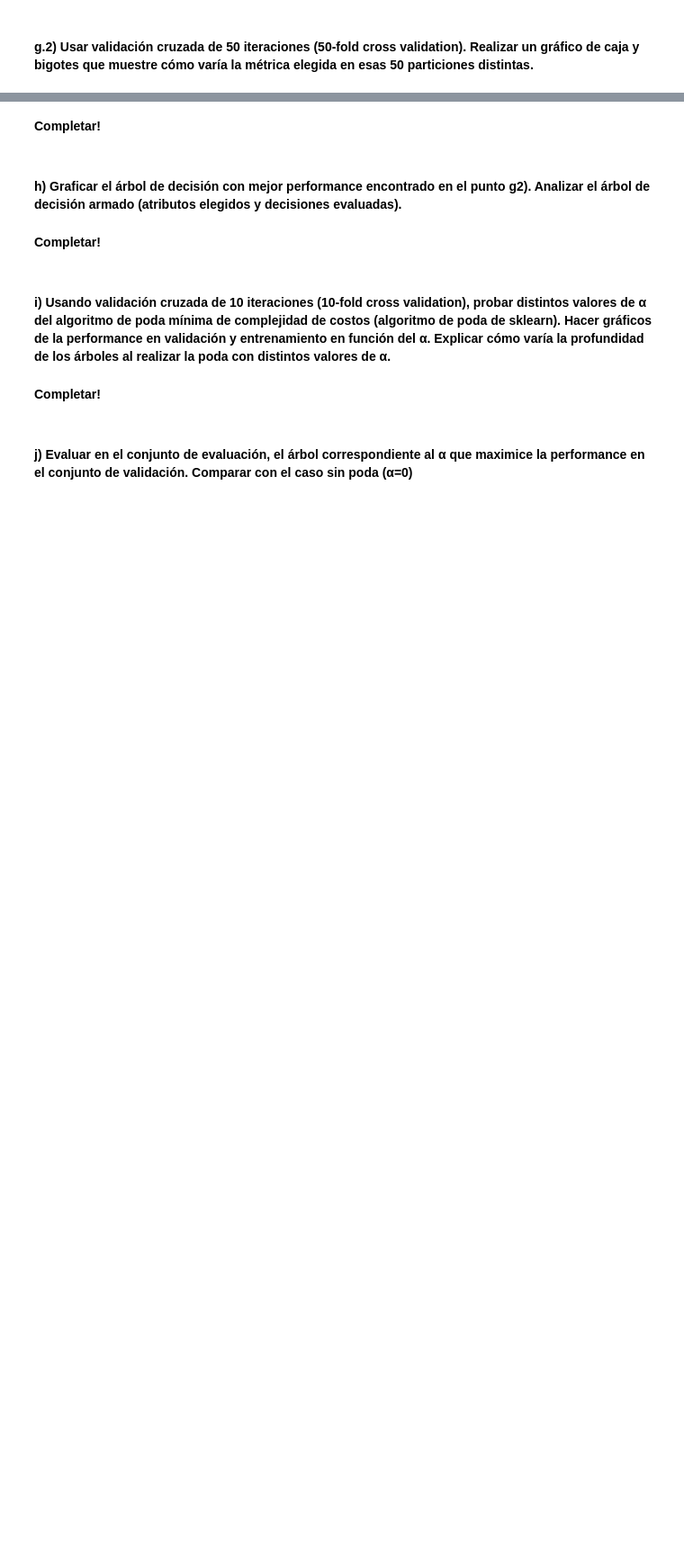
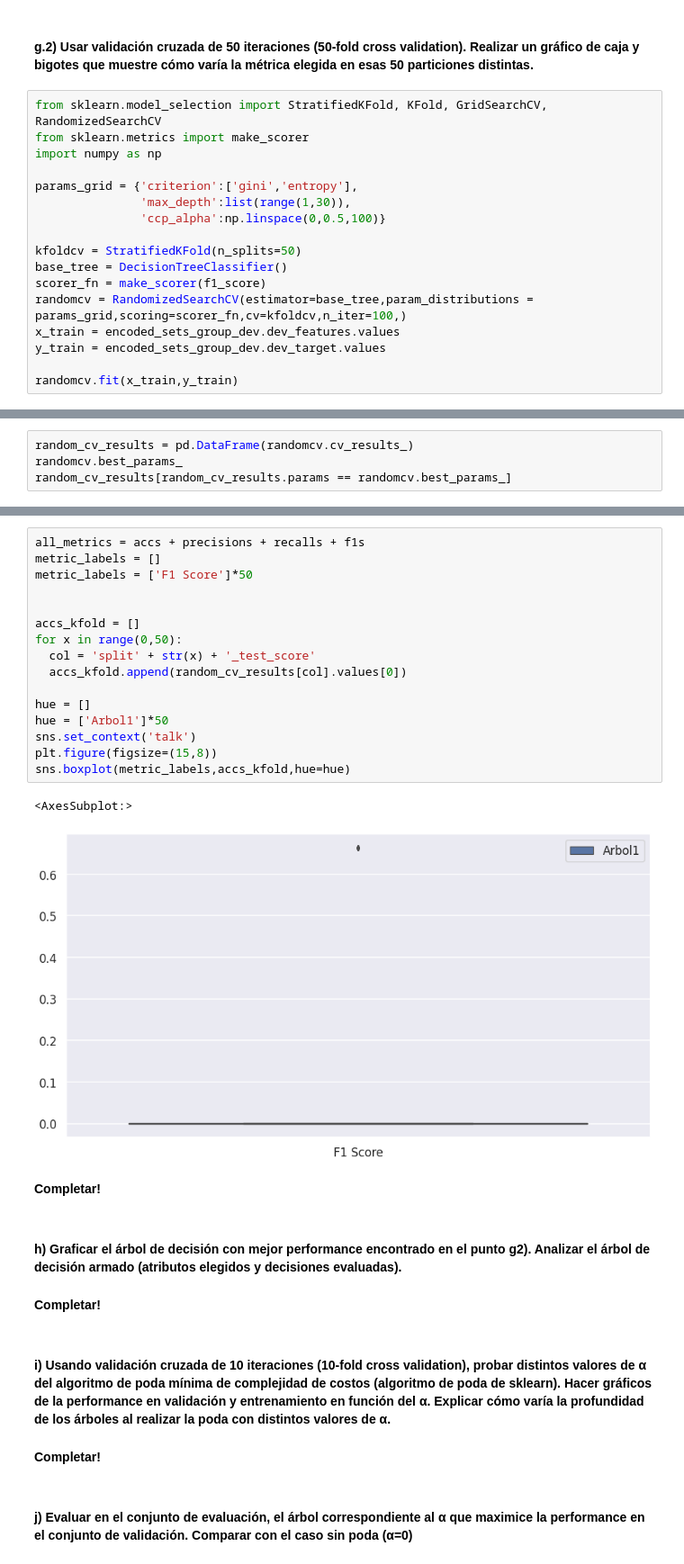
Before and after one commit to magistery-tps/aa-tp1, a Jupyter notebook: notebooks/tp1.ipynb, the cells around one changed output, grey strips where cells are left out. Shown at 90% size. Cells and saved outputs as stored; diff of their text form; blank space fills up the shorter version.

```diff
--- a/notebooks/tp1.ipynb
+++ b/notebooks/tp1.ipynb
@@ -983,2 +1010,19 @@ Accuracy:
 # %% [markdown]
 #### g.2) Usar validación cruzada de 50 iteraciones (50-fold cross validation). Realizar un gráfico de caja y bigotes que muestre cómo varía la métrica elegida en esas 50 particiones distintas.
+# %%
+from sklearn.model_selection import StratifiedKFold, KFold, GridSearchCV, RandomizedSearchCV
+from sklearn.metrics import make_scorer
+import numpy as np
+
+params_grid = {'criterion':['gini','entropy'],
+               'max_depth':list(range(1,30)),
+               'ccp_alpha':np.linspace(0,0.5,100)}
+
+kfoldcv = StratifiedKFold(n_splits=50)
+base_tree = DecisionTreeClassifier()
+scorer_fn = make_scorer(f1_score)
+randomcv = RandomizedSearchCV(estimator=base_tree,param_distributions = params_grid,scoring=scorer_fn,cv=kfoldcv,n_iter=100,)
+x_train = encoded_sets_group_dev.dev_features.values
+y_train = encoded_sets_group_dev.dev_target.values
+
+randomcv.fit(x_train,y_train)
@@ -984,0 +1047,4 @@ Accuracy:
+# %%
+random_cv_results = pd.DataFrame(randomcv.cv_results_)
+randomcv.best_params_
+random_cv_results[random_cv_results.params == randomcv.best_params_]
@@ -985,3 +1054,22 @@ Accuracy:
+# %%
+all_metrics = accs + precisions + recalls + f1s
+metric_labels = []
+metric_labels = ['F1 Score']*50
+
+
+accs_kfold = []
+for x in range(0,50):
+  col = 'split' + str(x) + '_test_score'
+  accs_kfold.append(random_cv_results[col].values[0])
+
+hue = []
+hue = ['Arbol1']*50
+sns.set_context('talk')
+plt.figure(figsize=(15,8))
+sns.boxplot(metric_labels,accs_kfold,hue=hue)
+# %% [output]
+<AxesSubplot:>
+[figure, added]
 # %% [markdown]
 **Completar!**
 # %% [markdown]
```
Also changed, not shown: parts of 33 cells of this notebook.
